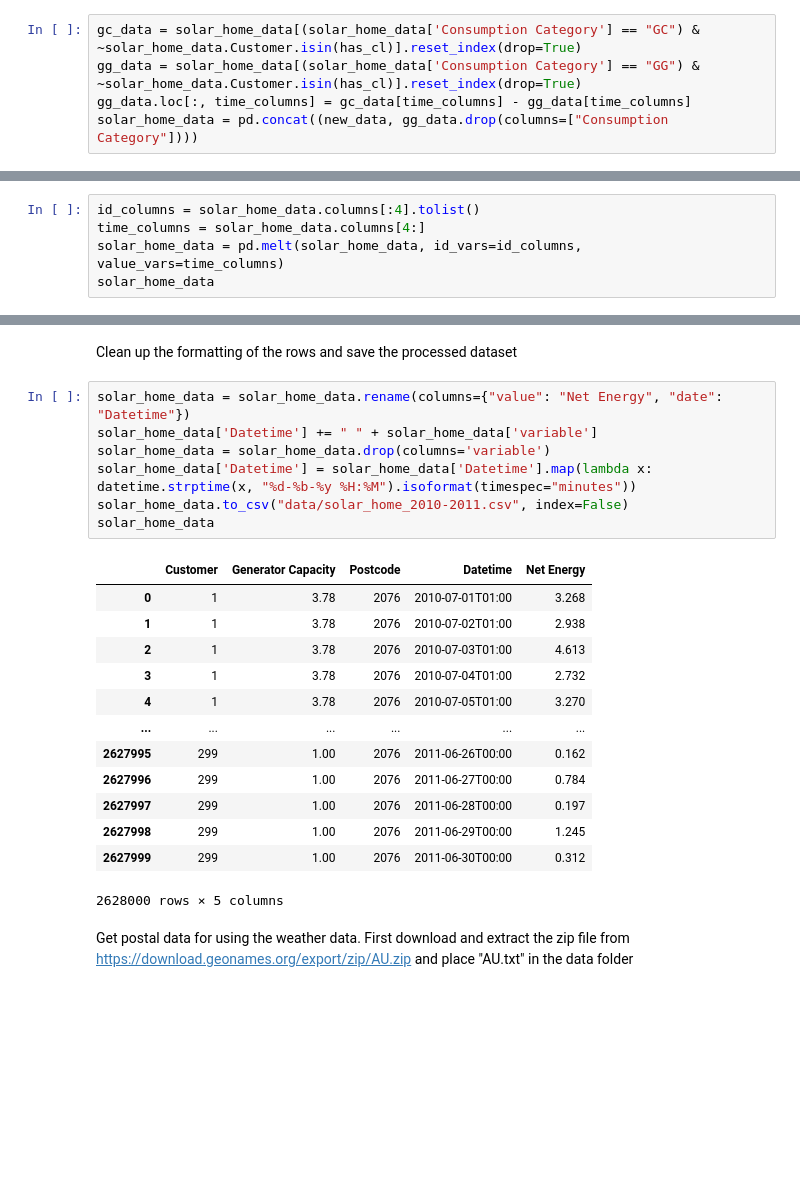
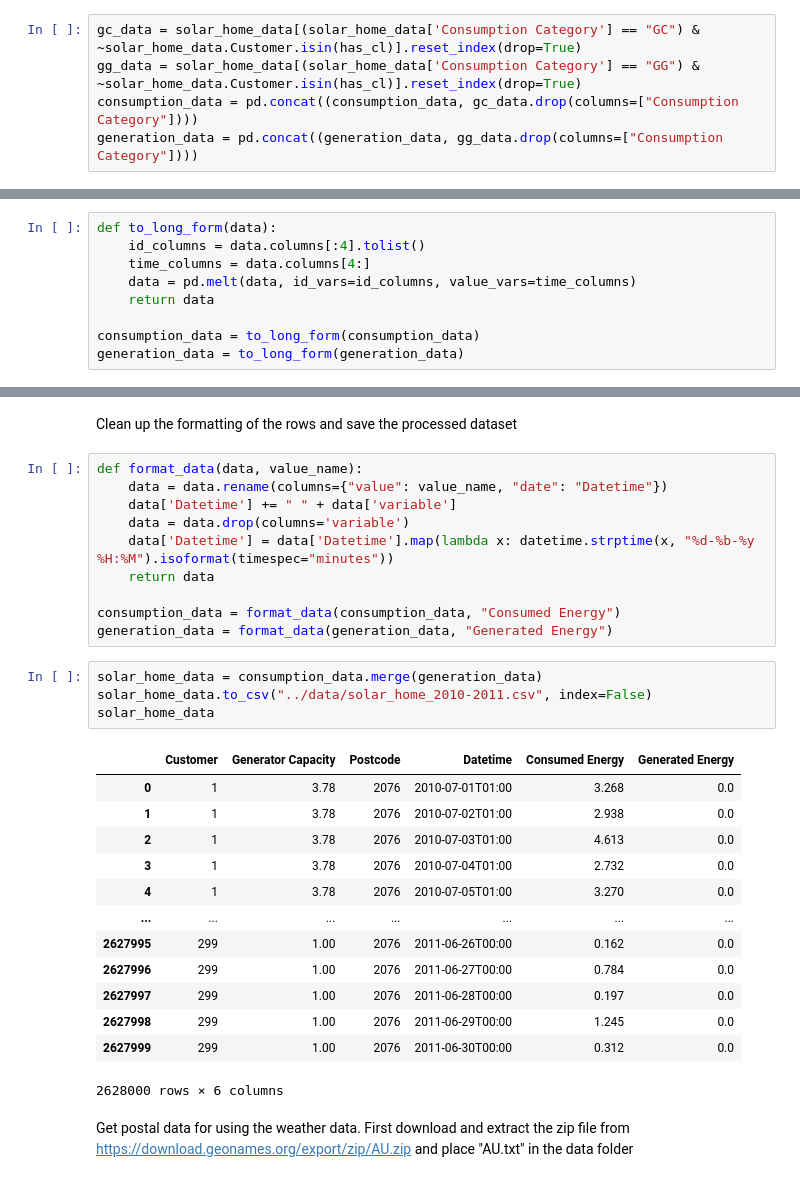
Before and after one commit to codymlewis/SGHFL, a Jupyter notebook: data_processing/solar_power.ipynb, the cells around one changed output, grey strips where cells are left out. Drawn from its saved outputs; the diff is of its cells as text; blank space fills up the shorter version.

```diff
--- a/data_processing/solar_power.ipynb
+++ b/data_processing/solar_power.ipynb
@@ -64,8 +81,8 @@ new_data
 # %%
 gc_data = solar_home_data[(solar_home_data['Consumption Category'] == "GC") & ~solar_home_data.Customer.isin(has_cl)].reset_index(drop=True)
 gg_data = solar_home_data[(solar_home_data['Consumption Category'] == "GG") & ~solar_home_data.Customer.isin(has_cl)].reset_index(drop=True)
-gg_data.loc[:, time_columns] = gc_data[time_columns] - gg_data[time_columns]
-solar_home_data = pd.concat((new_data, gg_data.drop(columns=["Consumption Category"])))
+consumption_data = pd.concat((consumption_data, gc_data.drop(columns=["Consumption Category"])))
+generation_data = pd.concat((generation_data, gg_data.drop(columns=["Consumption Category"])))
 # %% [markdown]
 Get rid of half hour intervals
 # %%
@@ -91,7 +99,11 @@ solar_home_data
 # %% [markdown]
 Make long form
 # %%
-id_columns = solar_home_data.columns[:4].tolist()
-time_columns = solar_home_data.columns[4:]
-solar_home_data = pd.melt(solar_home_data, id_vars=id_columns, value_vars=time_columns)
-solar_home_data
+def to_long_form(data):
+    id_columns = data.columns[:4].tolist()
+    time_columns = data.columns[4:]
+    data = pd.melt(data, id_vars=id_columns, value_vars=time_columns)
+    return data
+
+consumption_data = to_long_form(consumption_data)
+generation_data = to_long_form(generation_data)
@@ -112,26 +110,33 @@ solar_home_data
 # %% [markdown]
 Clean up the formatting of the rows and save the processed dataset
 # %%
-solar_home_data = solar_home_data.rename(columns={"value": "Net Energy", "date": "Datetime"})
-solar_home_data['Datetime'] += " " + solar_home_data['variable']
-solar_home_data = solar_home_data.drop(columns='variable')
-solar_home_data['Datetime'] = solar_home_data['Datetime'].map(lambda x: datetime.strptime(x, "%d-%b-%y %H:%M").isoformat(timespec="minutes"))
-solar_home_data.to_csv("data/solar_home_2010-2011.csv", index=False)
-solar_home_data
+def format_data(data, value_name):
+    data = data.rename(columns={"value": value_name, "date": "Datetime"})
+    data['Datetime'] += " " + data['variable']
+    data = data.drop(columns='variable')
+    data['Datetime'] = data['Datetime'].map(lambda x: datetime.strptime(x, "%d-%b-%y %H:%M").isoformat(timespec="minutes"))
+    return data
+
+consumption_data = format_data(consumption_data, "Consumed Energy")
+generation_data = format_data(generation_data, "Generated Energy")
-# %% [output]
-|  | Customer | Generator Capacity | Postcode | Datetime | Net Energy |
-| 0 | 1 | 3.78 | 2076 | 2010-07-01T01:00 | 3.268 |
-| 1 | 1 | 3.78 | 2076 | 2010-07-02T01:00 | 2.938 |
-| 2 | 1 | 3.78 | 2076 | 2010-07-03T01:00 | 4.613 |
-| 3 | 1 | 3.78 | 2076 | 2010-07-04T01:00 | 2.732 |
-| 4 | 1 | 3.78 | 2076 | 2010-07-05T01:00 | 3.270 |
-| ... | ... | ... | ... | ... | ... |
-| 2627995 | 299 | 1.00 | 2076 | 2011-06-26T00:00 | 0.162 |
-| 2627996 | 299 | 1.00 | 2076 | 2011-06-27T00:00 | 0.784 |
-| 2627997 | 299 | 1.00 | 2076 | 2011-06-28T00:00 | 0.197 |
-| 2627998 | 299 | 1.00 | 2076 | 2011-06-29T00:00 | 1.245 |
-| 2627999 | 299 | 1.00 | 2076 | 2011-06-30T00:00 | 0.312 |
-2628000 rows × 5 columns
+# %%
+solar_home_data = consumption_data.merge(generation_data)
+solar_home_data.to_csv("../data/solar_home_2010-2011.csv", index=False)
+solar_home_data
+# %% [output]
+|  | Customer | Generator Capacity | Postcode | Datetime | Consumed Energy | Generated Energy |
+| 0 | 1 | 3.78 | 2076 | 2010-07-01T01:00 | 3.268 | 0.0 |
+| 1 | 1 | 3.78 | 2076 | 2010-07-02T01:00 | 2.938 | 0.0 |
+| 2 | 1 | 3.78 | 2076 | 2010-07-03T01:00 | 4.613 | 0.0 |
+| 3 | 1 | 3.78 | 2076 | 2010-07-04T01:00 | 2.732 | 0.0 |
+| 4 | 1 | 3.78 | 2076 | 2010-07-05T01:00 | 3.270 | 0.0 |
+| ... | ... | ... | ... | ... | ... | ... |
+| 2627995 | 299 | 1.00 | 2076 | 2011-06-26T00:00 | 0.162 | 0.0 |
+| 2627996 | 299 | 1.00 | 2076 | 2011-06-27T00:00 | 0.784 | 0.0 |
+| 2627997 | 299 | 1.00 | 2076 | 2011-06-28T00:00 | 0.197 | 0.0 |
+| 2627998 | 299 | 1.00 | 2076 | 2011-06-29T00:00 | 1.245 | 0.0 |
+| 2627999 | 299 | 1.00 | 2076 | 2011-06-30T00:00 | 0.312 | 0.0 |
+2628000 rows × 6 columns
 # %% [markdown]
  Get postal data for using the weather data. First download and extract the zip file from https://download.geonames.org/export/zip/AU.zip and place "AU.txt" in the data folder
 # %%
```
Also changed, not shown: parts of 15 cells of this notebook, 1 other file.
